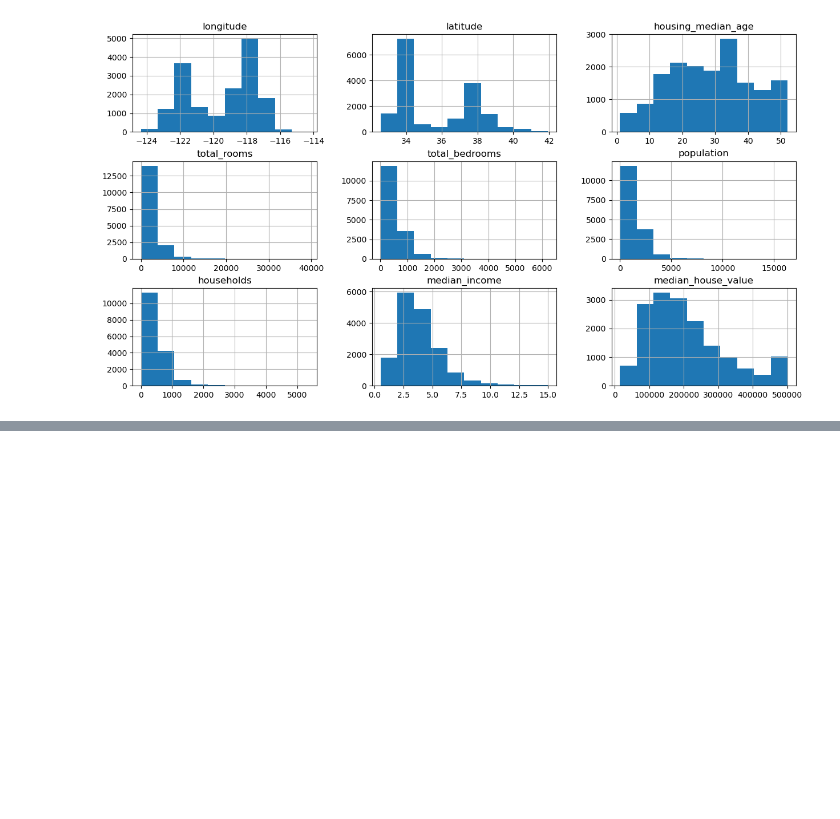
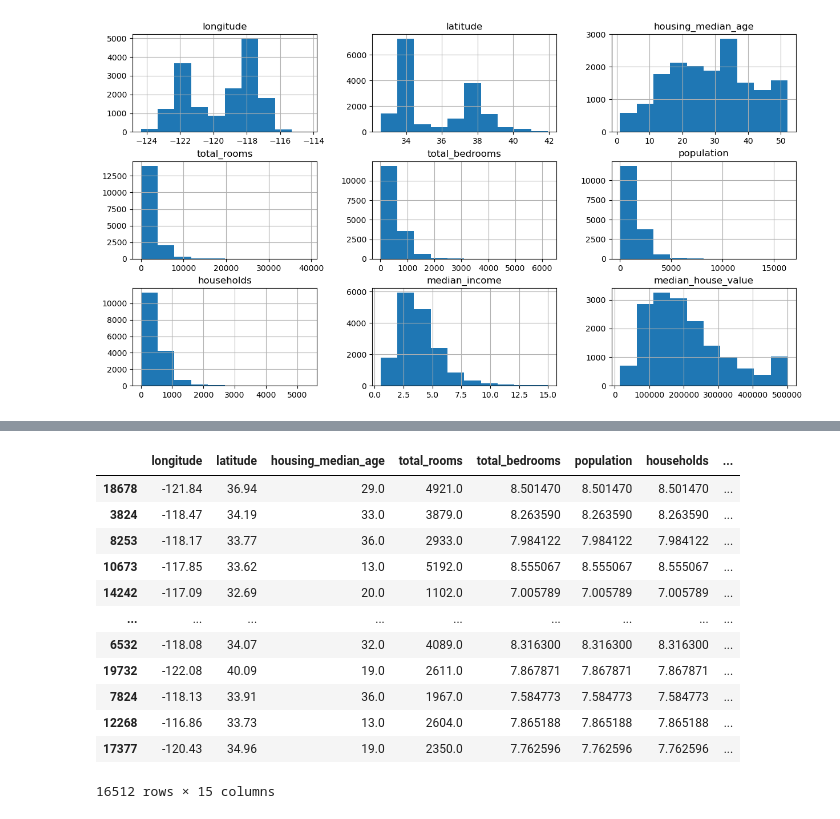
Before and after one commit to xalexdevx/House-Price-Prediction, a Jupyter notebook: house_price_prediction.ipynb, the cells around one changed output, grey strips where cells are left out. Saved outputs shown, nothing was run; the diff lists cells and outputs as text; code cells hidden in the pictures; blank space fills up the shorter version.

```diff
--- a/house_price_prediction.ipynb
+++ b/house_price_prediction.ipynb
@@ -128,0 +174,16 @@ plt.show()
+# %%
+train_data
+# %% [output]
+|  | longitude | latitude | housing_median_age | total_rooms | total_bedrooms | population | households | ... |
+| 18678 | -121.84 | 36.94 | 29.0 | 4921.0 | 8.501470 | 8.501470 | 8.501470 | ... |
+| 3824 | -118.47 | 34.19 | 33.0 | 3879.0 | 8.263590 | 8.263590 | 8.263590 | ... |
+| 8253 | -118.17 | 33.77 | 36.0 | 2933.0 | 7.984122 | 7.984122 | 7.984122 | ... |
+| 10673 | -117.85 | 33.62 | 13.0 | 5192.0 | 8.555067 | 8.555067 | 8.555067 | ... |
+| 14242 | -117.09 | 32.69 | 20.0 | 1102.0 | 7.005789 | 7.005789 | 7.005789 | ... |
+| ... | ... | ... | ... | ... | ... | ... | ... | ... |
+| 6532 | -118.08 | 34.07 | 32.0 | 4089.0 | 8.316300 | 8.316300 | 8.316300 | ... |
+| 19732 | -122.08 | 40.09 | 19.0 | 2611.0 | 7.867871 | 7.867871 | 7.867871 | ... |
+| 7824 | -118.13 | 33.91 | 36.0 | 1967.0 | 7.584773 | 7.584773 | 7.584773 | ... |
+| 12268 | -116.86 | 33.73 | 13.0 | 2604.0 | 7.865188 | 7.865188 | 7.865188 | ... |
+| 17377 | -120.43 | 34.96 | 19.0 | 2350.0 | 7.762596 | 7.762596 | 7.762596 | ... |
+16512 rows × 15 columns
```
Also changed, not shown: parts of 8 cells of this notebook.
